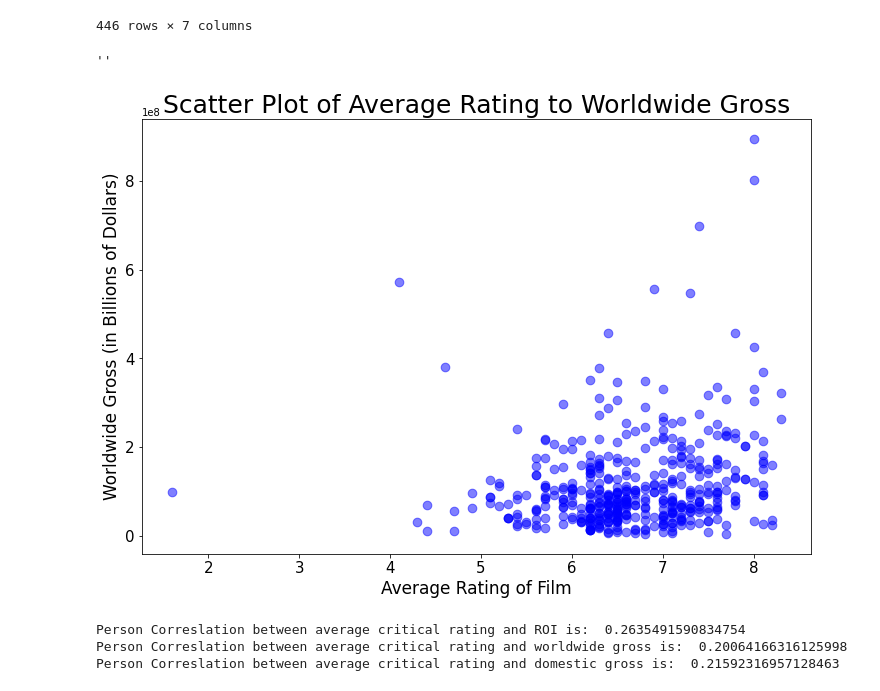
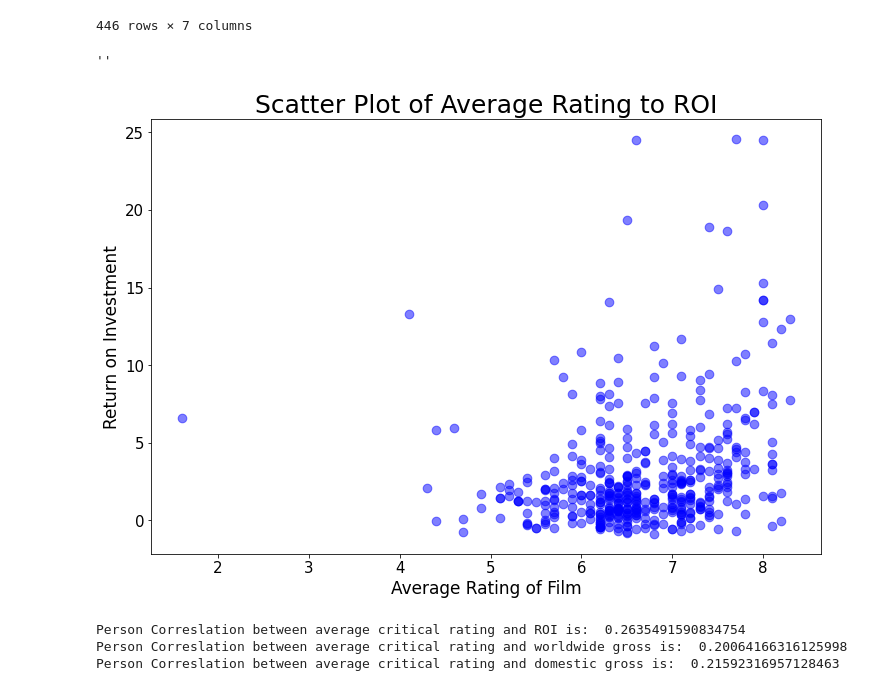
Before and after one commit to soohojp/Phase-1-Project-Best-Team-, a Jupyter notebook: master_dataset.ipynb, the cells around one changed output. Cells and saved outputs as stored; diff of their text form; code cells hidden in the pictures.

```diff
--- a/master_dataset.ipynb
+++ b/master_dataset.ipynb
@@ -345,28 +345,28 @@ crit_use
 # %%
 from matplotlib import pyplot as plt
 
 fig, ax = plt.subplots(figsize=(12,8))
 
 rate = crit_use["averagerating"]
 wwgross = crit_use["worldwide_gross"]
 dgross = crit_use["domestic_gross"]
 roi = crit_use["ROI"]
 
 
-ax.scatter(x = rate, y =wwgross,  s = 75, color = "blue", alpha = .5)
+ax.scatter(x = rate, y =roi,  s = 75, color = "blue", alpha = .5)
 
 
 
 plt.xticks(fontsize = 15)
 plt.yticks(fontsize = 15)
-ax.set_title("Scatter Plot of Average Rating to Worldwide Gross", fontsize = 25)
+ax.set_title("Scatter Plot of Average Rating to ROI", fontsize = 25)
 ax.set_xlabel("Average Rating of Film", fontsize =17)
-ax.set_ylabel("Worldwide Gross (in Billions of Dollars)", fontsize =17)
+ax.set_ylabel("Return on Investment", fontsize =17)
 # plt.savefig('rate_avg_to_gross')
 ;
 # %% [output]
 ''
-[figure, old version]
+[figure, new version]
 # %%
 correlation_roi = rate.corr(roi)
 correlation_ww = rate.corr(wwgross)
```
Also changed, not shown: parts of 1 cell of this notebook.
